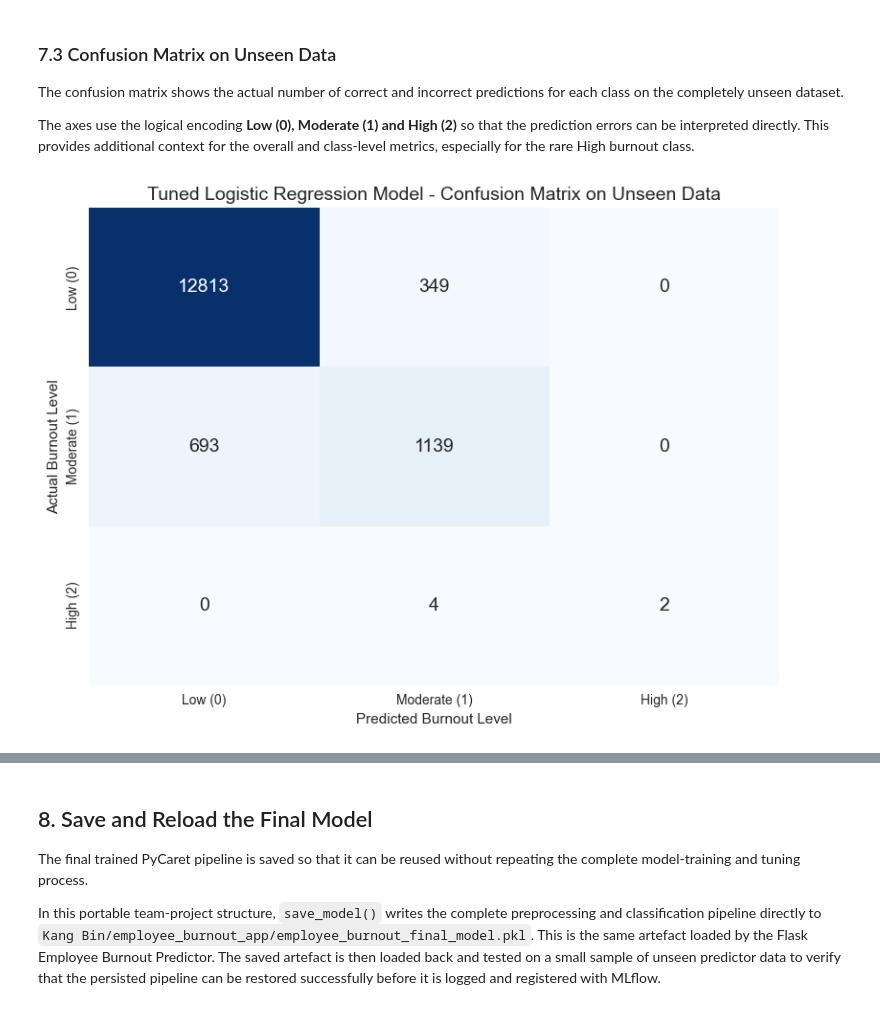
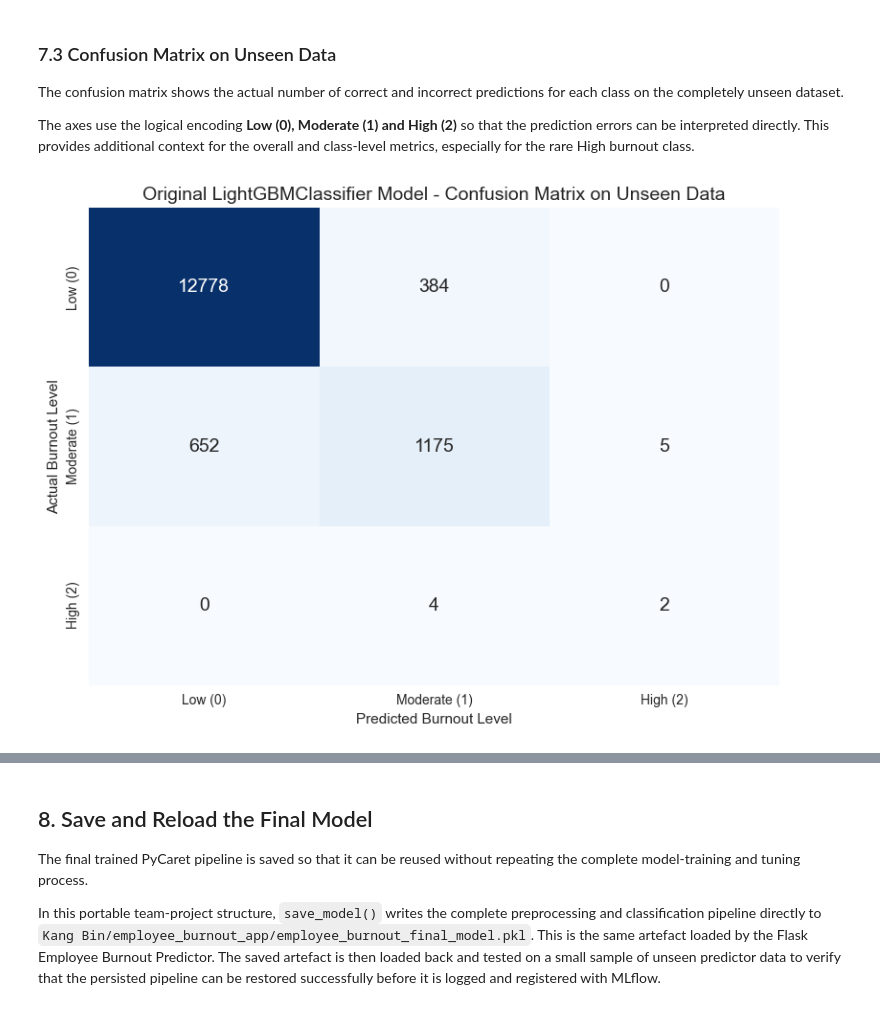
Before and after one commit to KingBisky/IT3385_Team5_Assignment, a Jupyter notebook: notebooks/Kang Bin/KangBin_Task1&2_Final.ipynb, the cells around one changed output, grey strips where cells are left out. Saved outputs shown, nothing was run; the diff lists cells and outputs as text; code cells hidden in the pictures.

```diff
--- a/notebooks/Kang Bin/KangBin_Task1&2_Final.ipynb
+++ b/notebooks/Kang Bin/KangBin_Task1&2_Final.ipynb
@@ -1510,7 +1500,7 @@ The finalisation process trains the model using the complete development dataset
 This allows the final model to use all available development data before evaluation on the separate unseen dataset.
 # %%
 # Train the tuned model using the full development dataset
-final_model = finalize_model(tuned_model)
+final_model = finalize_model(best_model)
 
 print("Final model:")
 print(final_model)
@@ -1717,35 +1707,35 @@ class_names = ['Low (0)', 'Moderate (1)', 'High (2)']
 # on the completely unseen test dataset
 cm_unseen = confusion_matrix(
     y_unseen,
     y_pred,
     labels=class_order
 )
 
 # Plot confusion matrix
 plt.figure(figsize=(8, 6))
 
 sns.heatmap(
     cm_unseen,
     annot=True,
     annot_kws={'size': 14},
     fmt='g',
     cmap='Blues',
     cbar=False,
     xticklabels=class_names,
     yticklabels=class_names
 )
 
 plt.title(
-    'Tuned Logistic Regression Model - Confusion Matrix on Unseen Data',
+    'Original LightGBMClassifier Model - Confusion Matrix on Unseen Data',
     fontsize=14
 )
 plt.xlabel('Predicted Burnout Level')
 plt.ylabel('Actual Burnout Level')
 
 plt.tight_layout()
 plt.show()
 # %% [output]
-[figure, old version]
+[figure, new version]
 # %% [markdown]
 ### Unseen Confusion Matrix Interpretation
 
```
Also changed, not shown: parts of 33 cells of this notebook.
